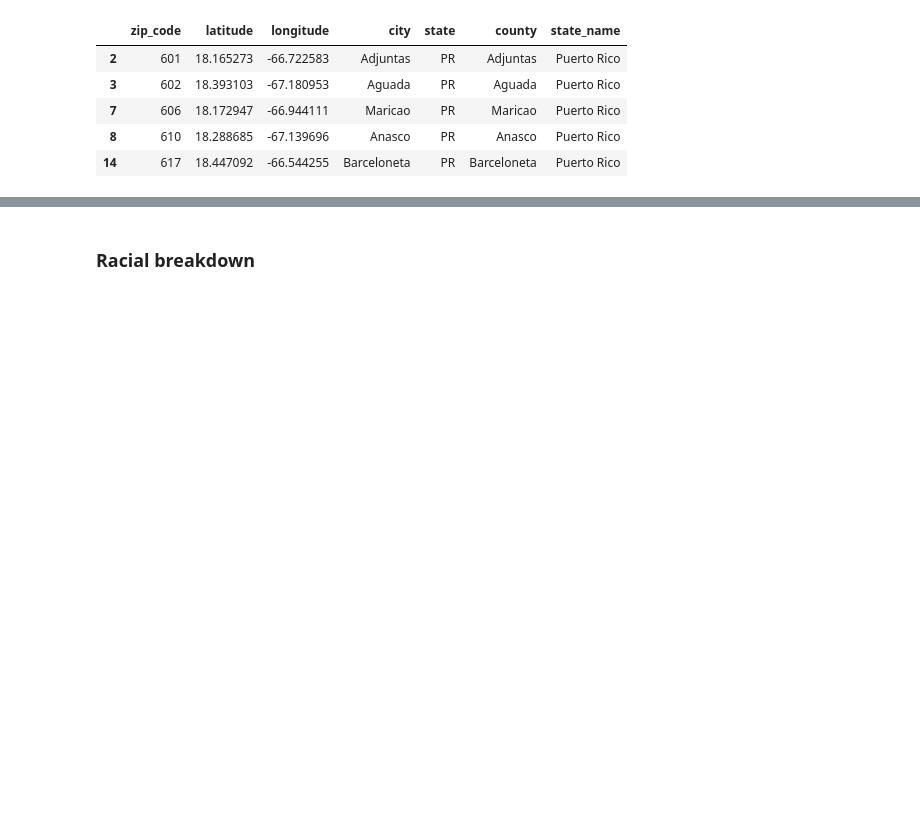
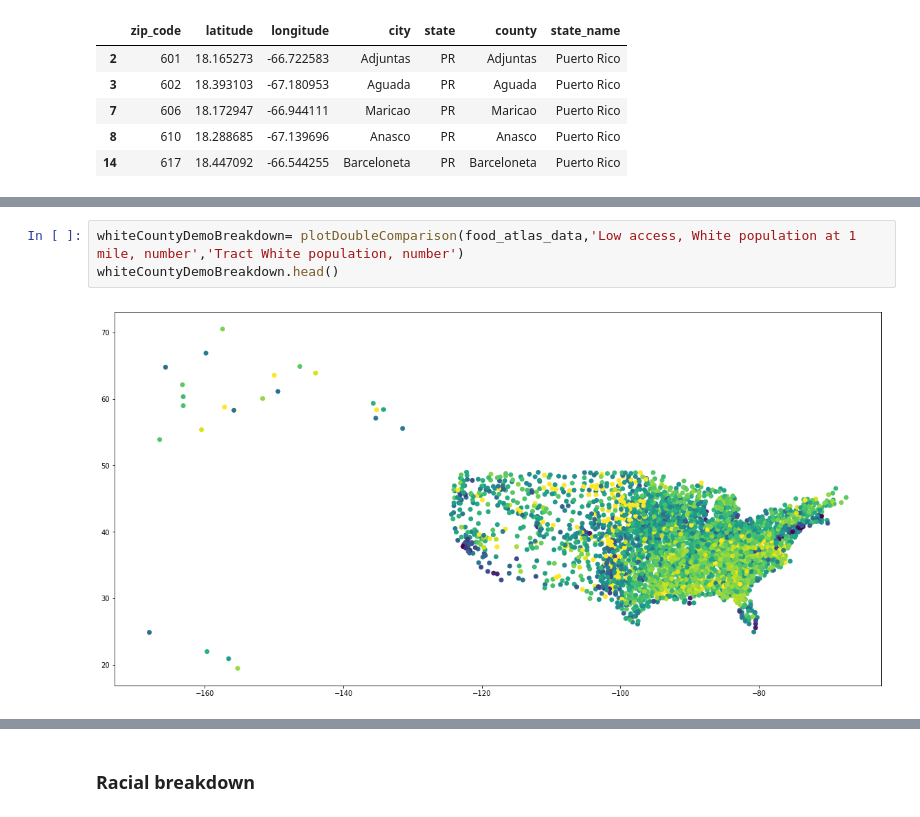
Before and after one commit to FoolsArcana/ready_project_one, a Jupyter notebook: Food Atlas Processor.ipynb, the cells around one changed output, grey strips where cells are left out. Cells and saved outputs as stored; diff of their text form; blank space fills up the shorter version.

```diff
--- a/Food Atlas Processor.ipynb
+++ b/Food Atlas Processor.ipynb
@@ -194,0 +250,5 @@ plotter.show()
+# %%
+whiteCountyDemoBreakdown= plotDoubleComparison(food_atlas_data,'Low access, White population at 1 mile, number','Tract White population, number')
+whiteCountyDemoBreakdown.head()
+# %% [output]
+[figure, added]
```
Also changed, not shown: parts of 26 cells of this notebook, 1 other file.
